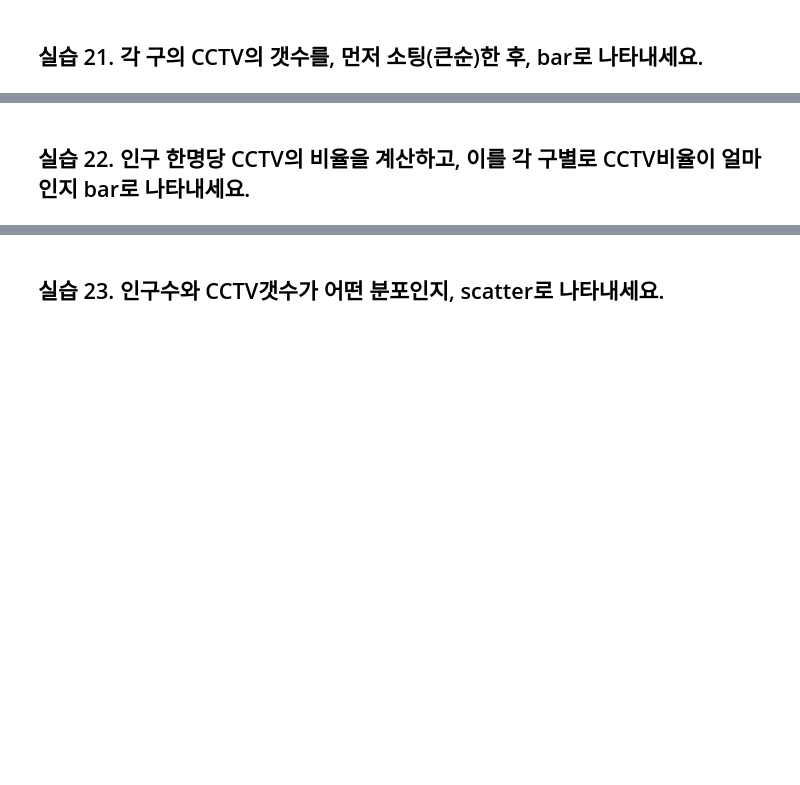
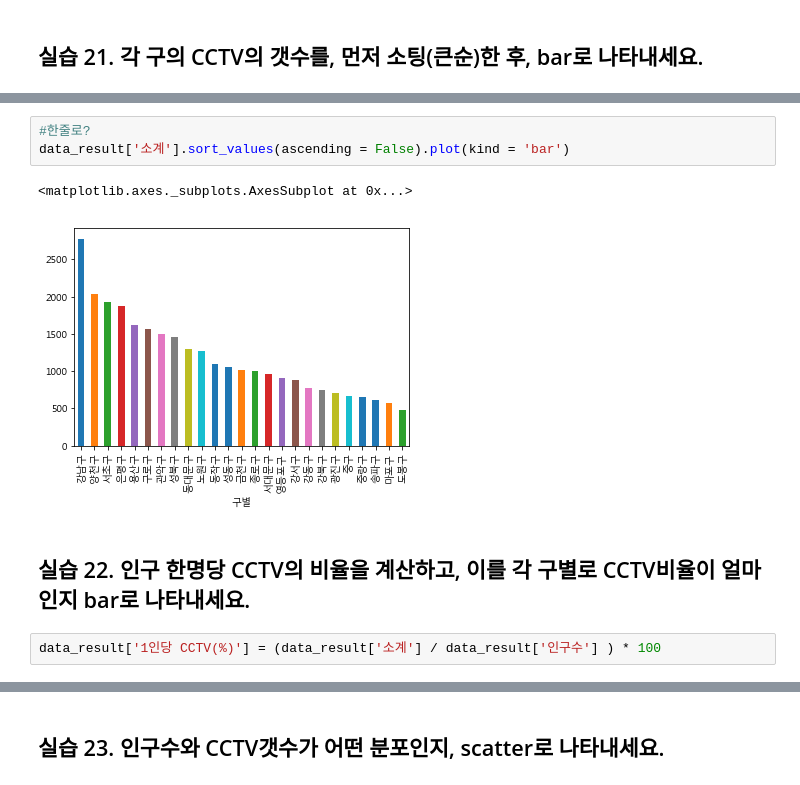
Before and after one commit to hihe81/Study_Python, a Jupyter notebook: part7/2.a 프로젝트 - CCTV.ipynb, the cells around one changed output, grey strips where cells are left out. Saved outputs shown, nothing was run; the diff lists cells and outputs as text; blank space fills up the shorter version.

```diff
--- a/part7/2.a 프로젝트 - CCTV.ipynb
+++ b/part7/2.a 프로젝트 - CCTV.ipynb
@@ -100,2 +532,10 @@ else:
+# %%
+#한줄로?
+data_result['소계'].sort_values(ascending = False).plot(kind = 'bar')
+# %% [output]
+<matplotlib.axes._subplots.AxesSubplot at 0x...>
+[figure, added]
 # %% [markdown]
 ## 실습 22. 인구 한명당 CCTV의 비율을 계산하고, 이를 각 구별로 CCTV비율이 얼마인지 bar로 나타내세요.
+# %%
+data_result['1인당 CCTV(%)'] = (data_result['소계'] / data_result['인구수'] ) * 100
```
Also changed, not shown: parts of 66 cells of this notebook, 2 other files.
